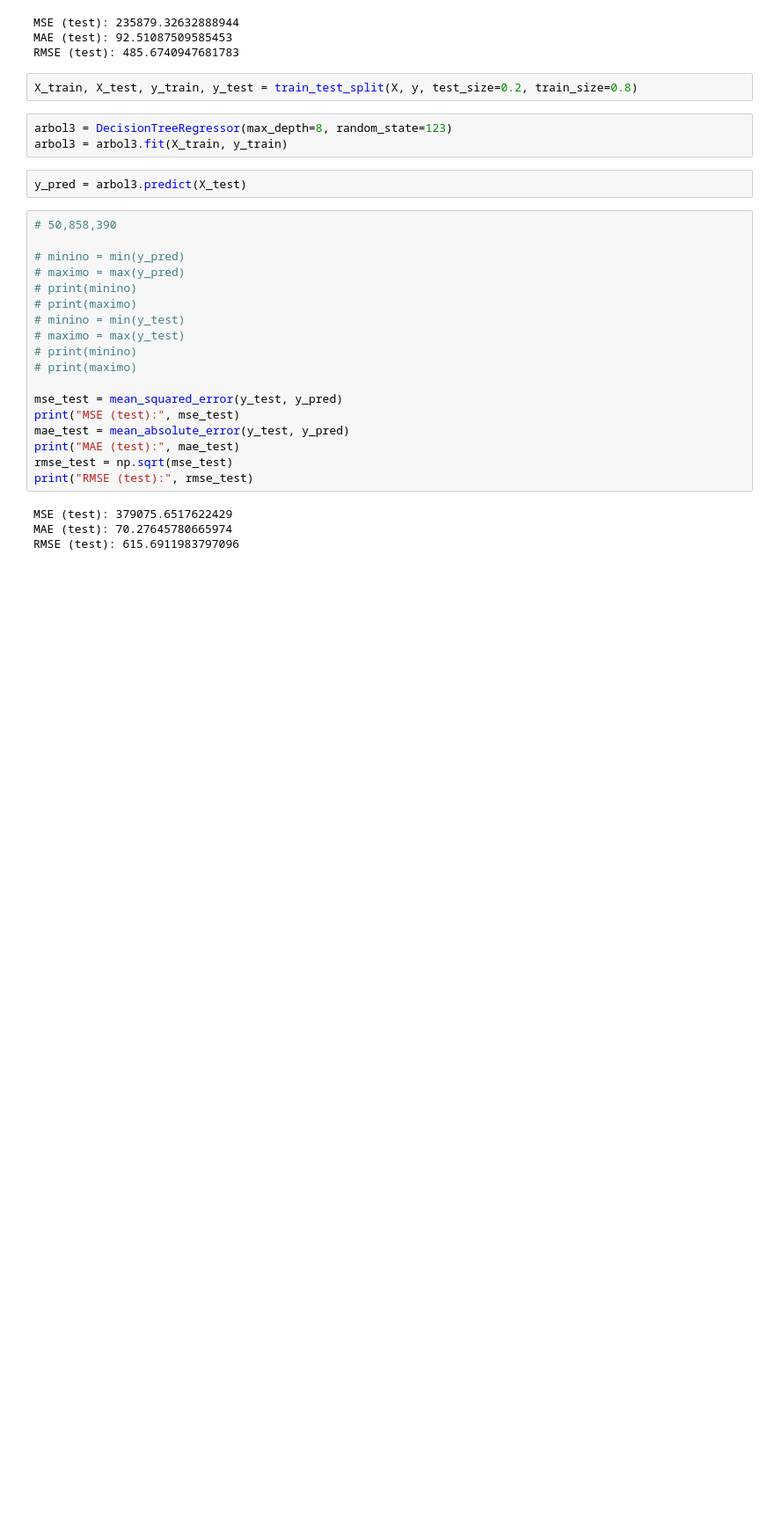
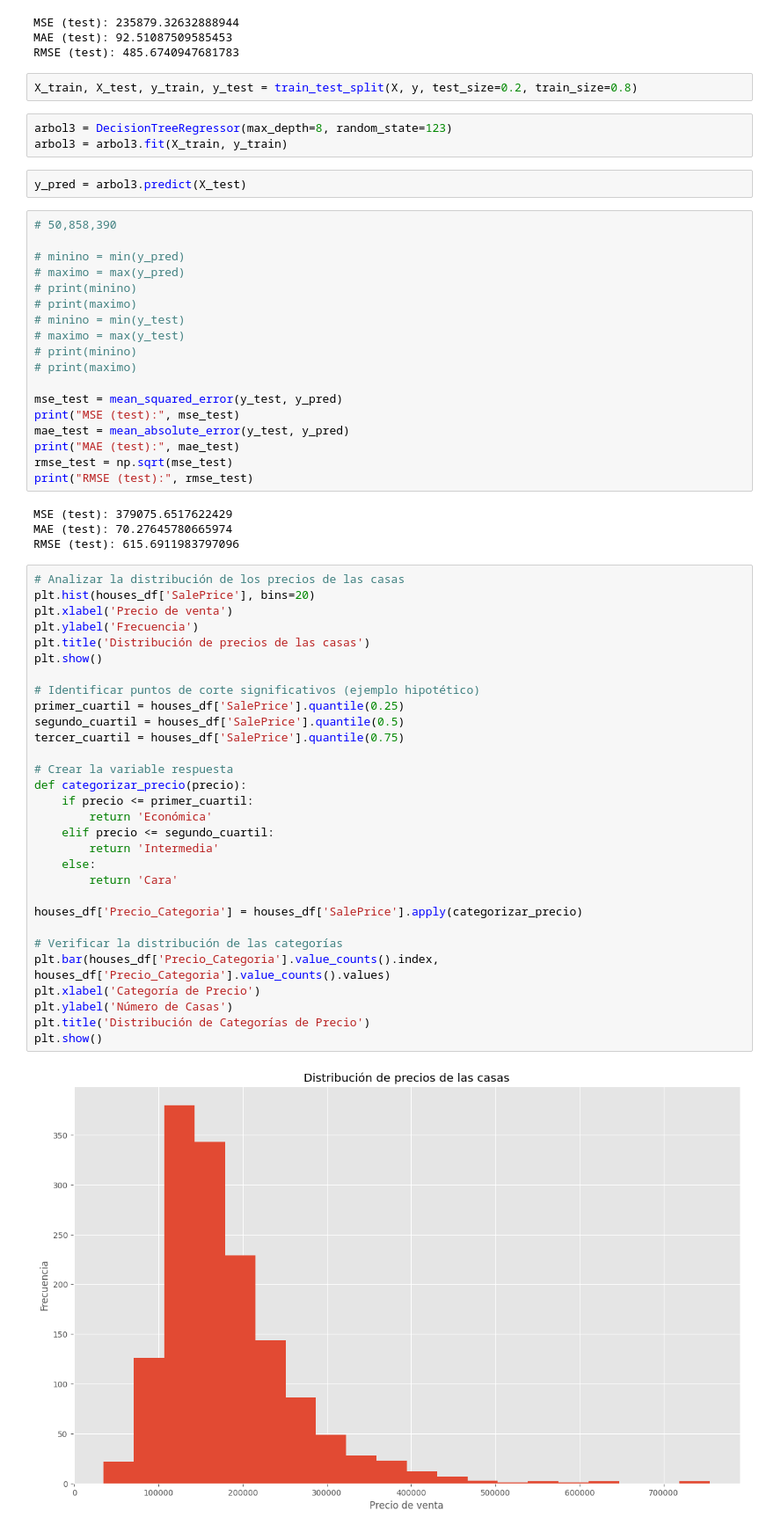
Before and after one commit to estebandonis/HT4-MineriadeDatos, a Jupyter notebook: hoja4.ipynb, the cells around one changed output. Shown: that part at 88% size. Saved outputs shown, nothing was run; the diff lists cells and outputs as text; blank space fills up the shorter version.

```diff
--- a/hoja4.ipynb
+++ b/hoja4.ipynb
@@ -195,3 +195,35 @@ print("RMSE (test):", rmse_test)
 MSE (test): 379075.6517622429
 MAE (test): 70.27645780665974
 RMSE (test): 615.6911983797096
+# %%
+# Analizar la distribución de los precios de las casas
+plt.hist(houses_df['SalePrice'], bins=20)
+plt.xlabel('Precio de venta')
+plt.ylabel('Frecuencia')
+plt.title('Distribución de precios de las casas')
+plt.show()
+
+# Identificar puntos de corte significativos (ejemplo hipotético)
+primer_cuartil = houses_df['SalePrice'].quantile(0.25)
+segundo_cuartil = houses_df['SalePrice'].quantile(0.5)
+tercer_cuartil = houses_df['SalePrice'].quantile(0.75)
+
+# Crear la variable respuesta
+def categorizar_precio(precio):
+    if precio <= primer_cuartil:
+        return 'Económica'
+    elif precio <= segundo_cuartil:
+        return 'Intermedia'
+    else:
+        return 'Cara'
+
+houses_df['Precio_Categoria'] = houses_df['SalePrice'].apply(categorizar_precio)
+
+# Verificar la distribución de las categorías
+plt.bar(houses_df['Precio_Categoria'].value_counts().index, houses_df['Precio_Categoria'].value_counts().values)
+plt.xlabel('Categoría de Precio')
+plt.ylabel('Número de Casas')
+plt.title('Distribución de Categorías de Precio')
+plt.show()
+# %% [output]
+[figure, added]
```
Also changed, not shown: parts of 1 cell of this notebook.
